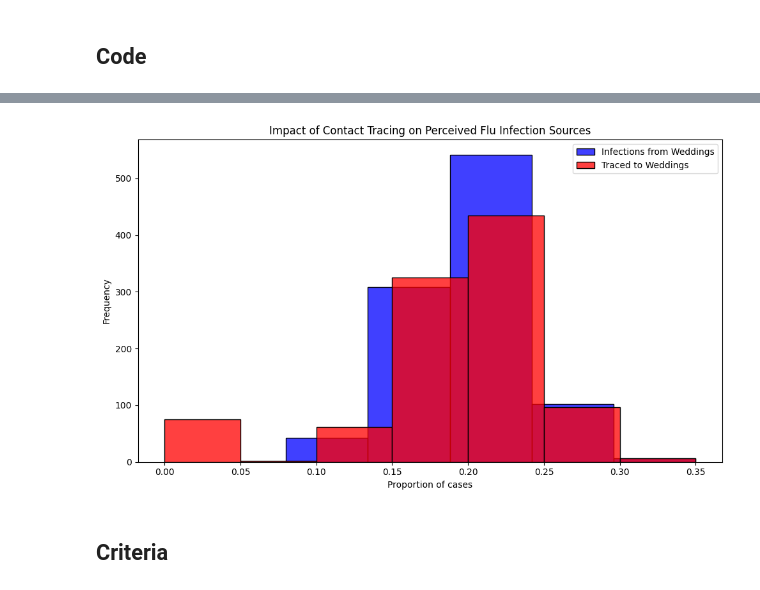
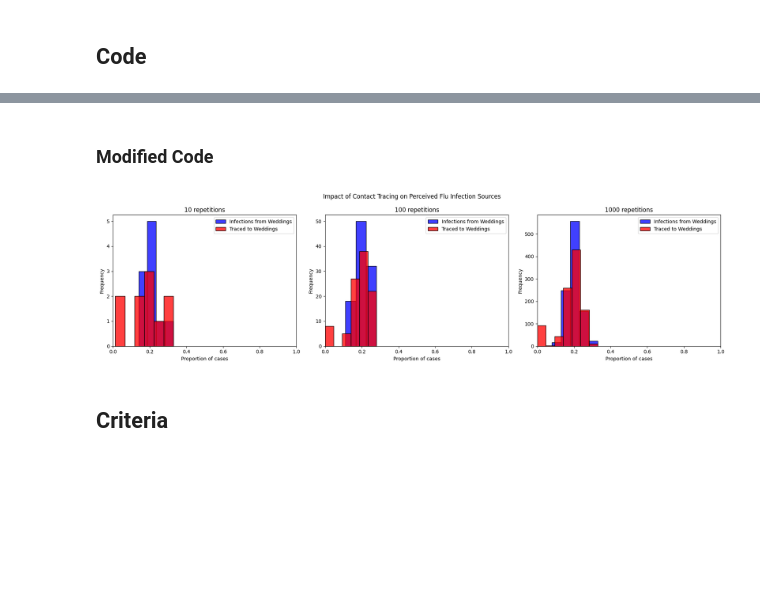
Before and after one commit to vivianschu/sampling, a Jupyter notebook: 02_activities/assignments/a1_sampling_and_reproducibility.ipynb, the cells around one changed output, grey strips where cells are left out. Saved outputs shown, nothing was run; the diff lists cells and outputs as text; code cells hidden in the pictures; blank space fills up the shorter version.

```diff
--- a/02_activities/assignments/a1_sampling_and_reproducibility.ipynb
+++ b/02_activities/assignments/a1_sampling_and_reproducibility.ipynb
@@ -34,3 +130,5 @@ Alter the code so that it is reproducible. Describe the changes you made to the
+# %% [markdown]
+### Modified Code
 # %%
 # Import necessary libraries
 import pandas as pd
@@ -38,11 +136,6 @@ import numpy as np
 import matplotlib.pyplot as plt
 import seaborn as sns
 
-# Note: Suppressing FutureWarnings to maintain a clean output. This is specifically to ignore warnings about
-# deprecated features in the libraries we're using (e.g., 'use_inf_as_na' option in Pandas, used by Seaborn),
-# which we currently have no direct control over. This action is taken to ensure that our output remains
-# focused on relevant information, acknowledging that we rely on external library updates to fully resolve
-# these deprecations. Always consider reviewing and removing this suppression after significant library updates.
 import warnings
 warnings.simplefilter(action='ignore', category=FutureWarning)
 
@@ -52,71 +145,57 @@ TRACE_SUCCESS = 0.20
 SECONDARY_TRACE_THRESHOLD = 2
 
 def simulate_event(m):
-  """
-  Simulates the infection and tracing process for a series of events.
-
-  This function creates a DataFrame representing individuals attending weddings and brunches,
-  infects a subset of them based on the ATTACK_RATE, performs primary and secondary contact tracing,
-  and calculates the proportions of infections and traced cases that are attributed to weddings.
-
-  Parameters:
-  - m: Dummy parameter for iteration purposes.
-
-  Returns:
-  - A tuple containing the proportion of infections and the proportion of traced cases
-    that are attributed to weddings.
-  """
-  # Create DataFrame for people at events with initial infection and traced status
   events = ['wedding'] * 200 + ['brunch'] * 800
   ppl = pd.DataFrame({
       'event': events,
       'infected': False,
-      'traced': np.nan  # Initially setting traced status as NaN
+      'traced': np.nan
   })
-
-  # Explicitly set 'traced' column to nullable boolean type
   ppl['traced'] = ppl['traced'].astype(pd.BooleanDtype())
 
-  # Infect a random subset of people
   infected_indices = np.random.choice(ppl.index, size=int(len(ppl) * ATTACK_RATE), replace=False)
   ppl.loc[infected_indices, 'infected'] = True
 
-  # Primary contact tracing: randomly decide which infected people get traced
   ppl.loc[ppl['infected'], 'traced'] = np.random.rand(sum(ppl['infected'])) < TRACE_SUCCESS
 
-  # Secondary contact tracing based on event attendance
   event_trace_counts = ppl[ppl['traced'] == True]['event'].value_counts()
   events_traced = event_trace_counts[event_trace_counts >= SECONDARY_TRACE_THRESHOLD].index
   ppl.loc[ppl['event'].isin(events_traced) & ppl['infected'], 'traced'] = True
 
-  # Calculate proportions of infections and traces attributed to each event type
-  ppl['event_type'] = ppl['event'].str[0]  # 'w' for wedding, 'b' for brunch
+  ppl['event_type'] = ppl['event'].str[0]
   wedding_infections = sum(ppl['infected'] & (ppl['event_type'] == 'w'))
   brunch_infections = sum(ppl['infected'] & (ppl['event_type'] == 'b'))
   p_wedding_infections = wedding_infections / (wedding_infections + brunch_infections)
 
   wedding_traces = sum(ppl['infected'] & ppl['traced'] & (ppl['event_type'] == 'w'))
   brunch_traces = sum(ppl['infected'] & ppl['traced'] & (ppl['event_type'] == 'b'))
   p_wedding_traces = wedding_traces / (wedding_traces + brunch_traces)
 
   return p_wedding_infections, p_wedding_traces
 
-# Run the simulation 1000 times
-results = [simulate_event(m) for m in range(1000)]
-props_df = pd.DataFrame(results, columns=["Infections", "Traces"])
+# Run the simulation at three different sample sizes and plot side by side
+n_reps_list = [10, 100, 1000]
+fig, axes = plt.subplots(1, 3, figsize=(18, 5), sharey=False)
 
-# Plotting the results
-plt.figure(figsize=(10, 6))
-sns.histplot(props_df['Infections'], color="blue", alpha=0.75, binwidth=0.05, kde=False, label='Infections from Weddings')
-sns.histplot(props_df['Traces'], color="red", alpha=0.75, binwidth=0.05, kde=False, label='Traced to Weddings')
-plt.xlabel("Proportion of cases")
-plt.ylabel("Frequency")
-plt.title("Impact of Contact Tracing on Perceived Flu Infection Sources")
-plt.legend()
+for ax, n_reps in zip(axes, n_reps_list):
+    results = [simulate_event(m) for m in range(n_reps)]
+    props_df = pd.DataFrame(results, columns=["Infections", "Traces"])
+
+    sns.histplot(props_df['Infections'], color="blue", alpha=0.75, binwidth=0.05,
+                 kde=False, label='Infections from Weddings', ax=ax)
+    sns.histplot(props_df['Traces'], color="red", alpha=0.75, binwidth=0.05,
+                 kde=False, label='Traced to Weddings', ax=ax)
+    ax.set_xlabel("Proportion of cases")
+    ax.set_ylabel("Frequency")
+    ax.set_title(f"{n_reps} repetitions")
+    ax.set_xlim(0, 1)
+    ax.legend()
+
+fig.suptitle("Impact of Contact Tracing on Perceived Flu Infection Sources")
 plt.tight_layout()
 plt.show()
 # %% [output]
-[figure, old version]
+[figure, new version]
 # %% [markdown]
 ## Criteria
 # %% [markdown]
```
Also changed, not shown: parts of 3 cells of this notebook.
